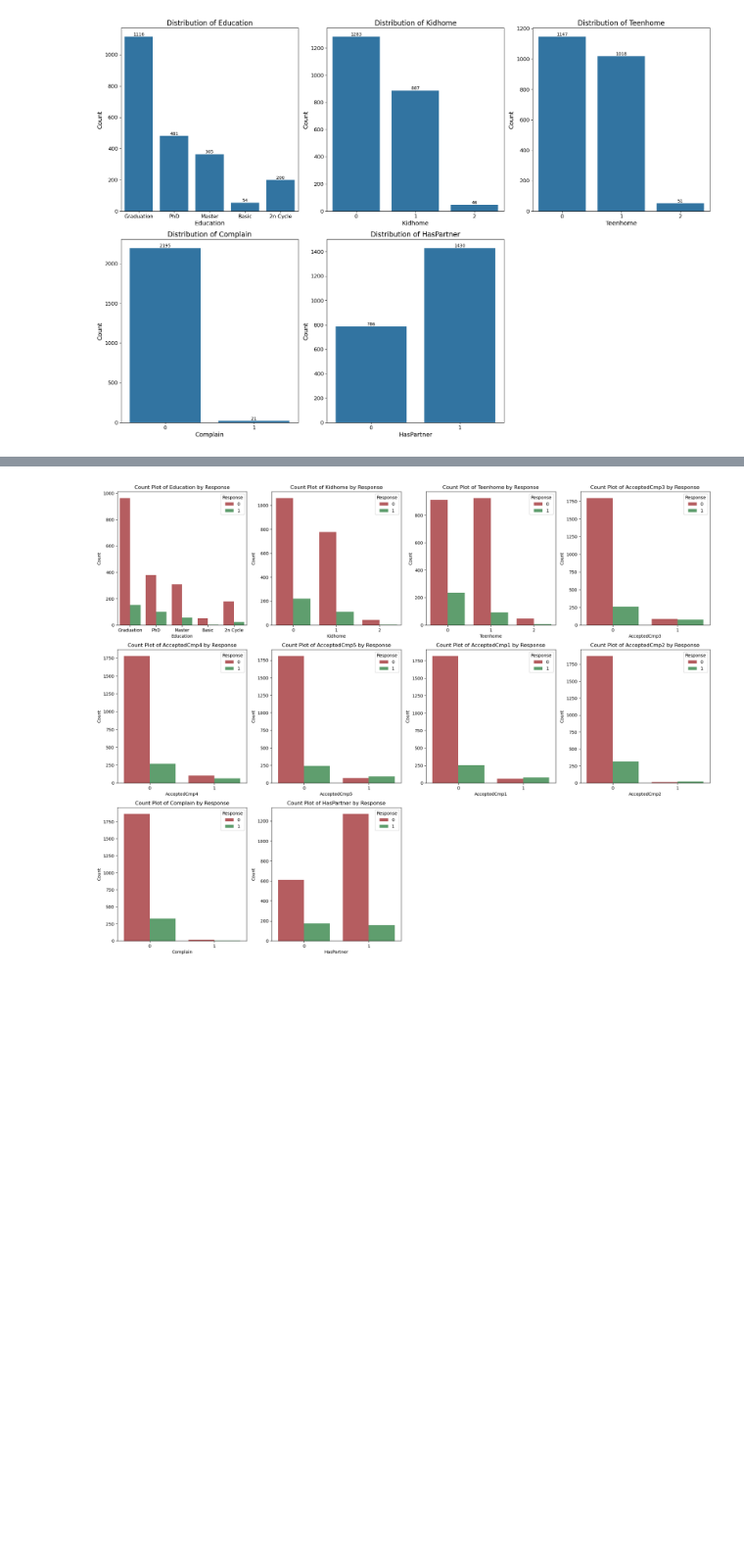
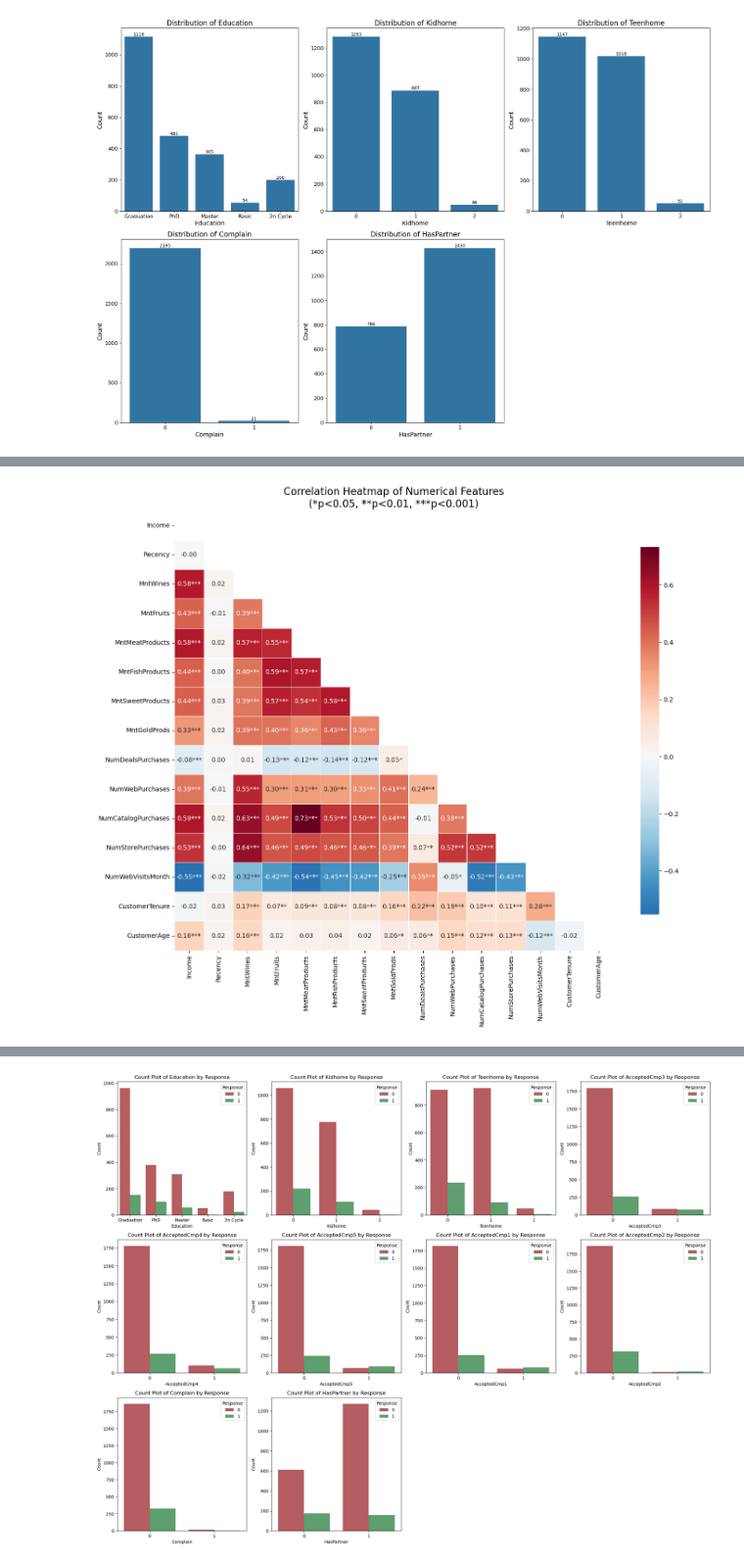
Before and after one commit to janbielski-uekat/praca-magisterska, a Jupyter notebook: notebooks/data_exploration.ipynb, the cells around one changed output, grey strips where cells are left out. Shown at 98% size. Saved outputs shown, nothing was run; the diff lists cells and outputs as text; code cells hidden in the pictures; blank space fills up the shorter version.

```diff
--- a/notebooks/data_exploration.ipynb
+++ b/notebooks/data_exploration.ipynb
@@ -122,0 +159,83 @@ plt.show()
+# %%
+# 5. Correlation Heatmap of Numerical Features with Statistical Significance
+def correlation_significance_matrix(df):
+    """Calculate correlation matrix with p-values"""
+    n_features = len(df.columns)
+    corr_matrix = np.zeros((n_features, n_features))
+    p_value_matrix = np.zeros((n_features, n_features))
+
+    for i in range(n_features):
+        for j in range(n_features):
+            if i == j:
+                corr_matrix[i, j] = 1.0
+                p_value_matrix[i, j] = 0.0
+            else:
+                # Calculate Pearson correlation and p-value
+                corr_coef, p_val = stats.pearsonr(df.iloc[:, i].dropna(), df.iloc[:, j].dropna())
+                corr_matrix[i, j] = corr_coef
+                p_value_matrix[i, j] = p_val
+
+    return corr_matrix, p_value_matrix
+
+# Calculate correlation matrix and p-values
+corr_matrix, p_value_matrix = correlation_significance_matrix(data[numerical_features])
+
+# Create DataFrame for easier handling
+corr_df = pd.DataFrame(corr_matrix, index=numerical_features, columns=numerical_features)
+p_value_df = pd.DataFrame(p_value_matrix, index=numerical_features, columns=numerical_features)
+
+# Create annotation matrix with correlation values and significance indicators
+annotations = np.empty_like(corr_matrix, dtype=object)
+for i in range(corr_matrix.shape[0]):
+    for j in range(corr_matrix.shape[1]):
+        corr_val = corr_matrix[i, j]
+        p_val = p_value_matrix[i, j]
+
+        # Add significance indicators
+        if p_val < 0.001:
+            sig_indicator = "***"
+        elif p_val < 0.01:
+            sig_indicator = "**"
+        elif p_val < 0.05:
+            sig_indicator = "*"
+        else:
+            sig_indicator = ""
+
+        # Format annotation
+        if i == j:  # Diagonal elements
+            annotations[i, j] = f"{corr_val:.2f}"
+        else:
+            annotations[i, j] = f"{corr_val:.2f}{sig_indicator}"
+
+# Create the heatmap
+plt.figure(figsize=(14, 12))
+mask = np.triu(np.ones_like(corr_df, dtype=bool))  # Mask upper triangle to avoid redundancy
+sns.heatmap(corr_df, mask=mask, annot=annotations, fmt='', cmap='RdBu_r', center=0,
+            square=True, linewidths=0.5, cbar_kws={"shrink": .8})
+
+plt.title('Correlation Heatmap of Numerical Features\n'
+          '(*p<0.05, **p<0.01, ***p<0.001)', fontsize=16)
+plt.tight_layout()
+plt.show()
+
+# Print summary of significant correlations
+print("\nSummary of Significant Correlations (p < 0.05):")
+print("=" * 60)
+significant_pairs = []
+for i in range(len(numerical_features)):
+    for j in range(i+1, len(numerical_features)):
+        corr_val = corr_matrix[i, j]
+        p_val = p_value_matrix[i, j]
+        if p_val < 0.05:
+            significant_pairs.append((numerical_features[i], numerical_features[j], corr_val, p_val))
+
+# Sort by absolute correlation value (strongest first)
+significant_pairs.sort(key=lambda x: abs(x[2]), reverse=True)
+
+for feat1, feat2, corr, p_val in significant_pairs:
+    print(f"{feat1} ↔ {feat2}: r={corr:.3f}, p={p_val:.4f}")
+
+if not significant_pairs:
+    print("No significant correlations found (p < 0.05)")
+# %% [output]
+[figure, added]
```
Also changed, not shown: parts of 6 cells of this notebook, 42 other files.
